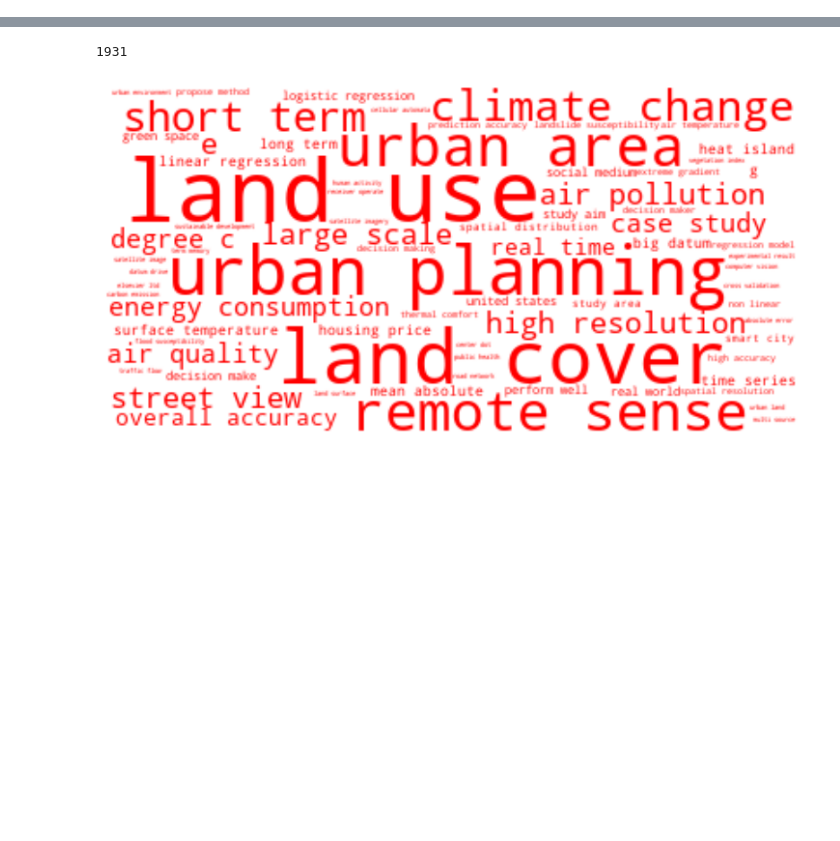
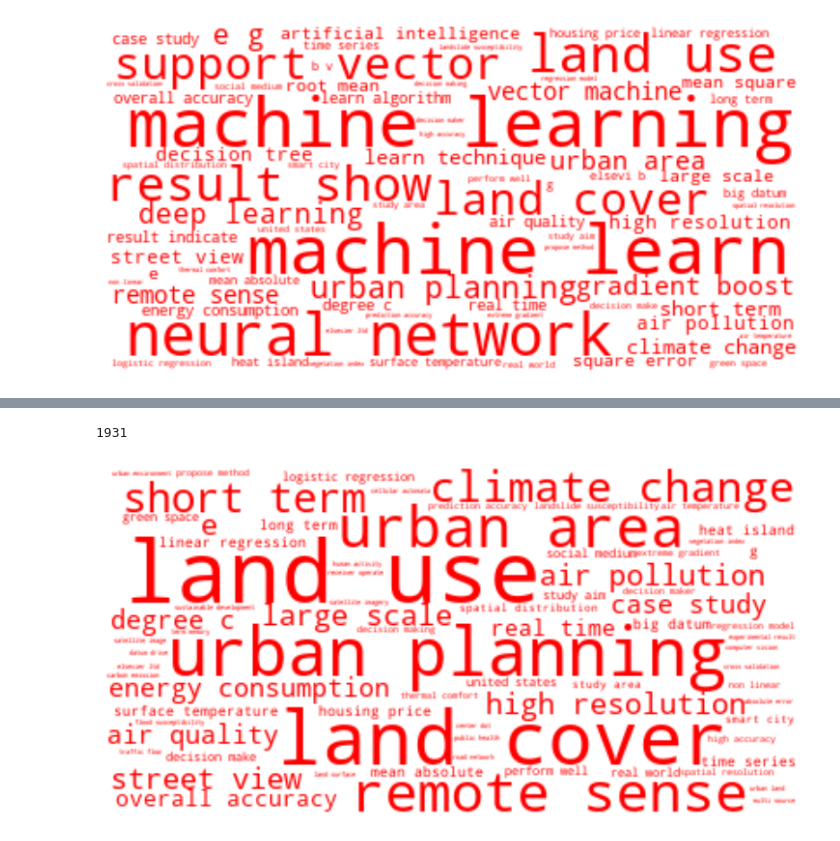
Before and after one commit to brookefzy/pitaya, a Jupyter notebook: BabyAI-NLP/02_word_frequency.ipynb, the cells around one changed output, grey strips where cells are left out. Drawn from its saved outputs; the diff is of its cells as text; code cells hidden in the pictures; blank space fills up the shorter version.

```diff
--- a/BabyAI-NLP/02_word_frequency.ipynb
+++ b/BabyAI-NLP/02_word_frequency.ipynb
@@ -143,0 +176,15 @@ Then we multiply the PMI and frequency for each bigram to compute a normalized d
+# %%
+# drop the bigrams that contain stopwords from the libary first
+filtered_bi = bigramFreqTable[bigramFreqTable.bigram.map(lambda x: rightTypes(x, en_stopwords))]
+# %%
+#filter for only those with more than 20 occurences
+bigramFinder.apply_freq_filter(20)
+# %%
+bigramPMITable = pd.DataFrame(list(bigramFinder.score_ngrams(bigrams.pmi)),
+                                columns=['bigram','PMI']).sort_values(by='PMI', ascending=False)
+
+# merge the bigramPMITable and big
+mergedbig = filtered_bi.merge(bigramPMITable, on = 'bigram', how = 'inner')
+mergedbig['freqxPMI'] = mergedbig['freq'] * mergedbig['PMI']
+mergedbig = mergedbig.sort_values(by = 'freqxPMI', ascending = False)
+mergedbig
@@ -143,0 +205,19 @@ Then we multiply the PMI and frequency for each bigram to compute a normalized d
+# %%
+# we join the text for each bigram
+mergedbig['text'] = mergedbig['bigram'].map(lambda x: ' '.join(x))
+taskdict = dict(zip(mergedbig['text'], mergedbig['freqxPMI']))
+# %%
+# create wordcloud using the taskdict
+wordcloud = WordCloud(max_font_size=50, max_words=100,
+                      background_color="white",
+                      prefer_horizontal=1,
+                      # change color_func to change the color of the word cloud
+                        color_func=lambda *args, **kwargs: "red"
+                      )
+wordcloud.fit_words(taskdict)
+plt.figure(figsize=(10, 10))
+plt.imshow(wordcloud, interpolation="bilinear")
+plt.axis("off")
+plt.show()
+# %% [output]
+[figure, added]
```
Also changed, not shown: parts of 11 cells of this notebook, 1 other file.
